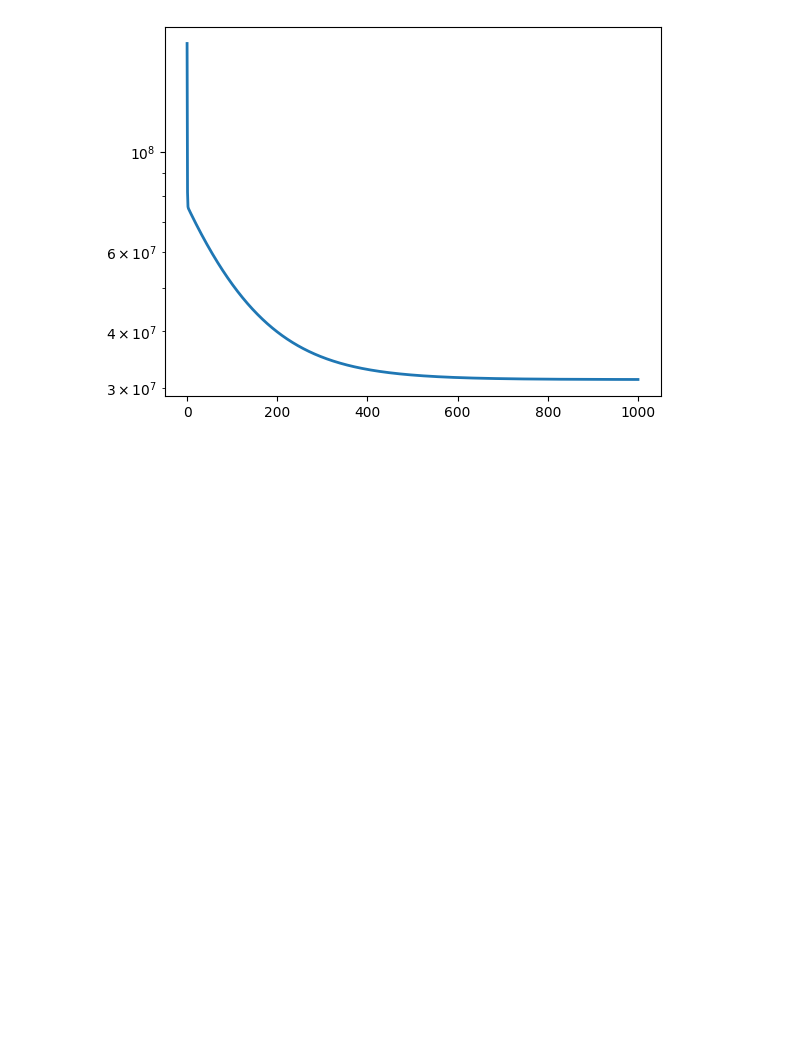
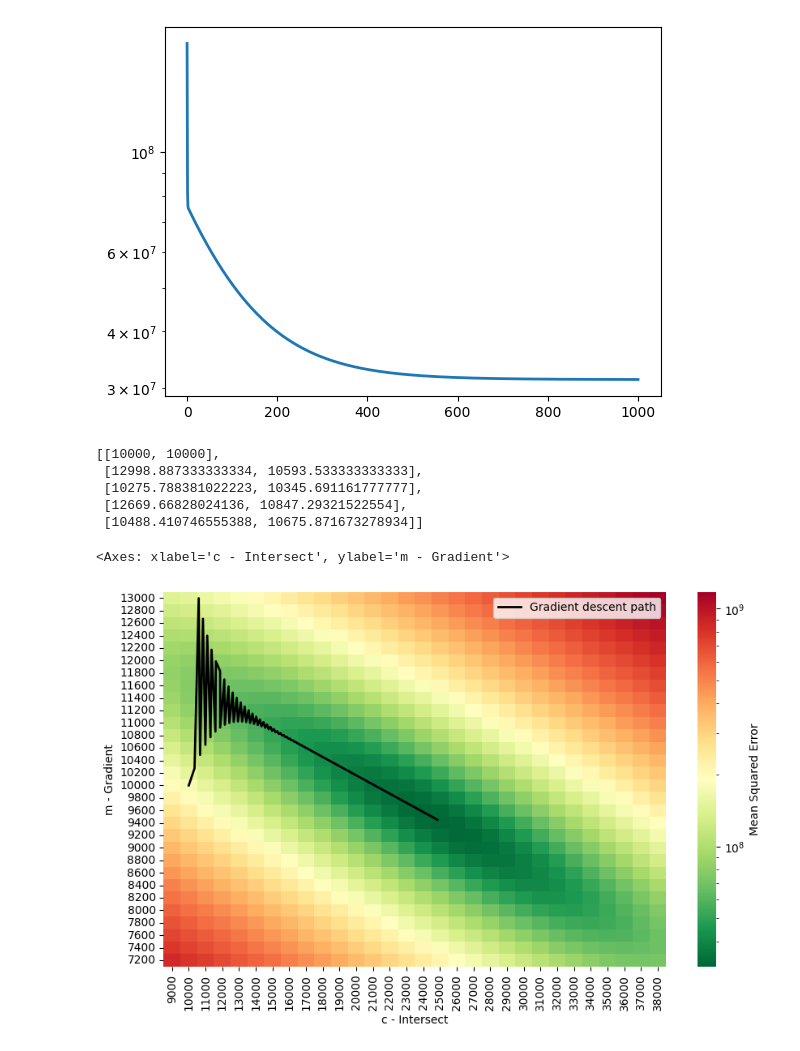
Before and after one commit to RichardMorris/TRUR2290-25-26, a Jupyter notebook: linear_regression_examples.ipynb, the cells around one changed output. Drawn from its saved outputs; the diff is of its cells as text; code cells hidden in the pictures; blank space fills up the shorter version.

Commit message:
Used AI to generate heatmap with lineplot on top

```diff
--- a/linear_regression_examples.ipynb
+++ b/linear_regression_examples.ipynb
@@ -163,16 +163,17 @@ c = 10000
 loss = [MeanSquareError(data,m,c,GenLine)]
 mc = [{"m":m,"c":c}]
 
-for iter in range(100):
+for iter in range(1000):
   _m = learningRate * UpdateM(data, m, c)
   c -= learningRate * UpdateC(data, m, c)
   m -= _m
   mean_sq_err = MeanSquareError(data,m,c,GenLine)
   loss.append( mean_sq_err)
   mc.append({"m":m,"c":c})
-  print(f"m: {m}, c: {c} mse: {mean_sq_err}")
+  if iter % 100 ==0:
+    print(f"itt: {iter:4d} m: {m:5.0f}, c: {c:5.1f}, mse {mean_sq_err:9.0f}")
 
-
-print(f"m: {m}, c: {c}")
+print(f"itt: {iter:4d} m: {m:5.0f}, c: {c:5.1f}, mse {mean_sq_err:9.0f}")
+#print(f"m: {m:5.0f}, c: {c:5.1f}, mse {mean_sq_err:9.0f}")
 MeanSquareError(data, m, c, GenLine)
 # %% [output]
@@ -216,3 +211,47 @@ line, = ax.plot(loss, lw=2)
 ax.set_yscale('log')
 # %% [output]
 [figure]
+# %%
+step_data = [[d['m'],d['c']] for d in mc]
+m_vals = [d['m'] for d in mc]
+c_vals = [d['c'] for d in mc]
+step_data[0:5]
+# %% [output]
+[[10000, 10000],
+ [12998.887333333334, 10593.533333333333],
+ [10275.788381022223, 10345.691161777777],
+ [12669.66828024136, 10847.29321522554],
+ [10488.410746555388, 10675.871673278934]]
+# %%
+fig, ax = plt.subplots(figsize=(10, 6))
+sns.heatmap(
+  results,
+  xticklabels=cIntervals,
+  yticklabels=mIntervals,
+  norm=LogNorm(),
+  cmap="RdYlGn_r",
+  cbar_kws={'label': 'Mean Squared Error'},
+  ax=ax
+)
+ax.set(xlabel="c - Intersect", ylabel="m - Gradient")
+
+c_step = cIntervals[1] - cIntervals[0]
+m_step = mIntervals[0] - mIntervals[1]
+
+x_path = [(cv - cIntervals[0]) / c_step + 0.5 for cv in c_vals]
+y_path = [(mIntervals[0] - mv) / m_step + 0.5 for mv in m_vals]
+
+sns.lineplot(
+  x=x_path,
+  y=y_path,
+  ax=ax,
+  color="black",
+  linewidth=2,
+  label="Gradient descent path"
+ )
+
+ax.legend(loc="upper right")
+ax
+# %% [output]
+<Axes: xlabel='c - Intersect', ylabel='m - Gradient'>
+[figure, added]
```
Also changed, not shown: parts of 1 cell of this notebook.
